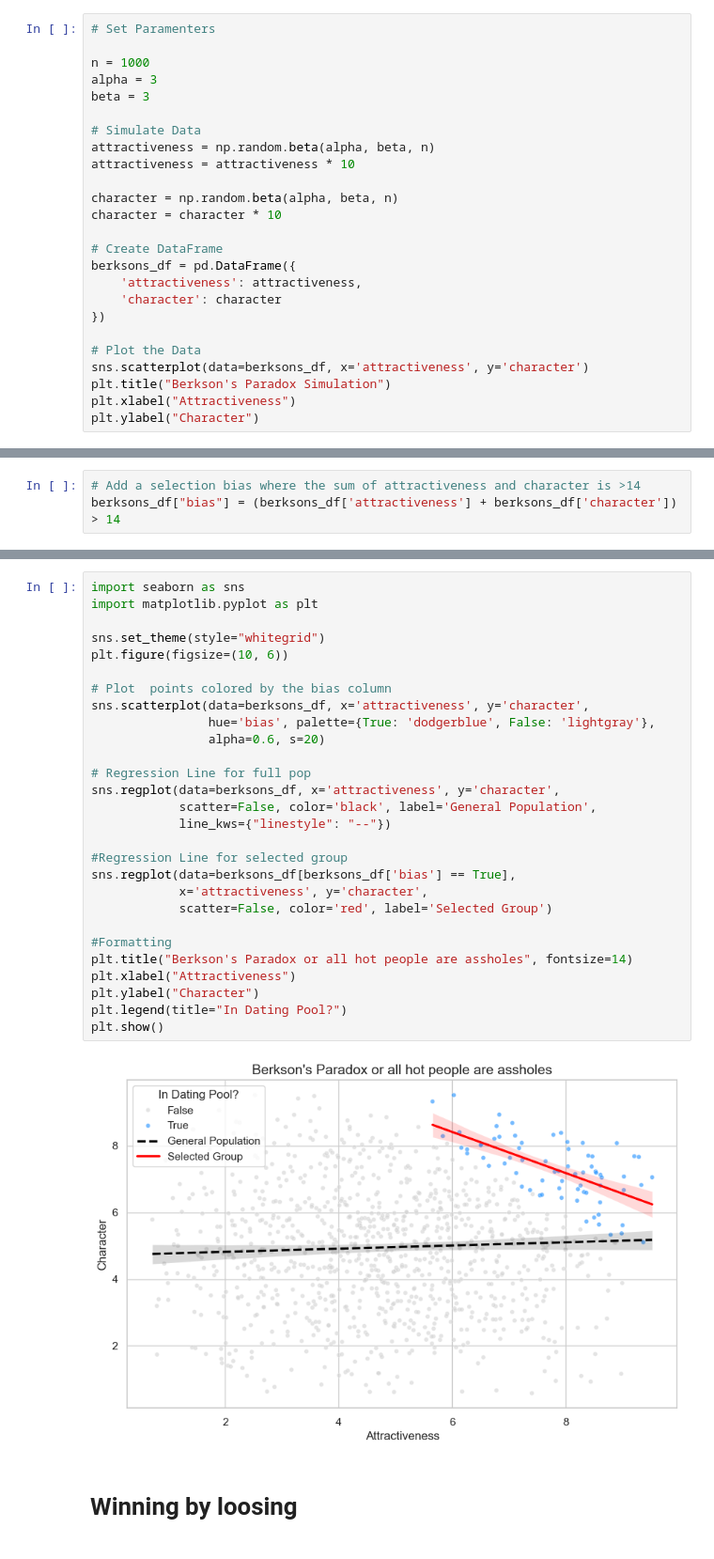
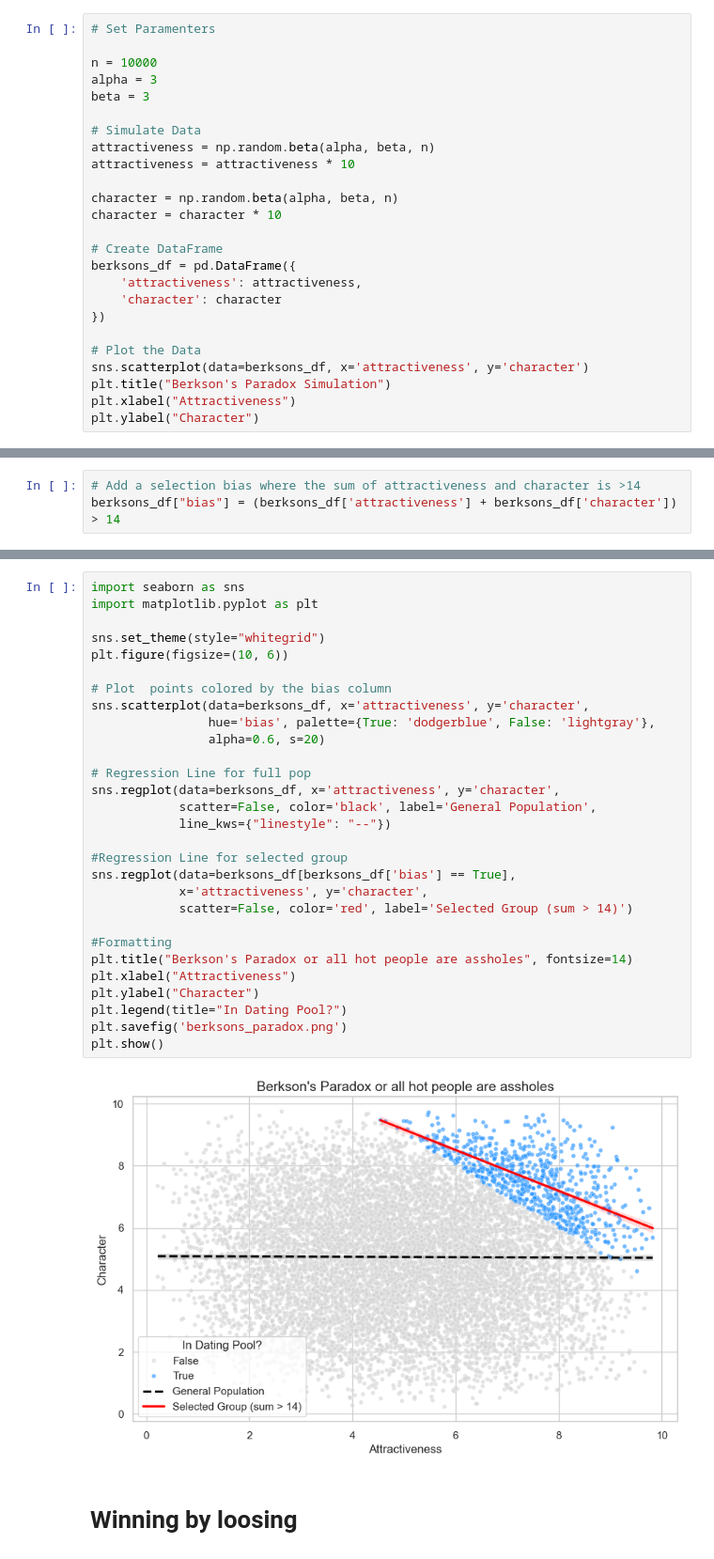
Before and after one commit to theshufflebee/heconomist, a Jupyter notebook: Articles/welcome_to_monte_carlo/main.ipynb, the cells around one changed output, grey strips where cells are left out. Shown at 94% size. Drawn from its saved outputs; the diff is of its cells as text.

```diff
--- a/Articles/welcome_to_monte_carlo/main.ipynb
+++ b/Articles/welcome_to_monte_carlo/main.ipynb
@@ -10,7 +54,7 @@ import seaborn as sns
 # %%
 # Set Paramenters
 
-n = 1000
+n = 10000
 alpha = 3
 beta = 3
 
@@ -100,33 +144,34 @@ Notes:
 # %%
 import seaborn as sns
 import matplotlib.pyplot as plt
 
 sns.set_theme(style="whitegrid")
 plt.figure(figsize=(10, 6))
 
 # Plot  points colored by the bias column
 sns.scatterplot(data=berksons_df, x='attractiveness', y='character',
                 hue='bias', palette={True: 'dodgerblue', False: 'lightgray'},
                 alpha=0.6, s=20)
 
 # Regression Line for full pop
 sns.regplot(data=berksons_df, x='attractiveness', y='character',
             scatter=False, color='black', label='General Population',
             line_kws={"linestyle": "--"})
 
 #Regression Line for selected group
 sns.regplot(data=berksons_df[berksons_df['bias'] == True],
             x='attractiveness', y='character',
-            scatter=False, color='red', label='Selected Group')
+            scatter=False, color='red', label='Selected Group (sum > 14)')
 
 #Formatting
 plt.title("Berkson's Paradox or all hot people are assholes", fontsize=14)
 plt.xlabel("Attractiveness")
 plt.ylabel("Character")
 plt.legend(title="In Dating Pool?")
+plt.savefig('berksons_paradox.png')
 plt.show()
 # %% [output]
-[figure, old version]
+[figure, new version]
 # %% [markdown]
 # Winning by loosing
 # %%
```
Also changed, not shown: parts of 7 cells of this notebook, 3 other files.
